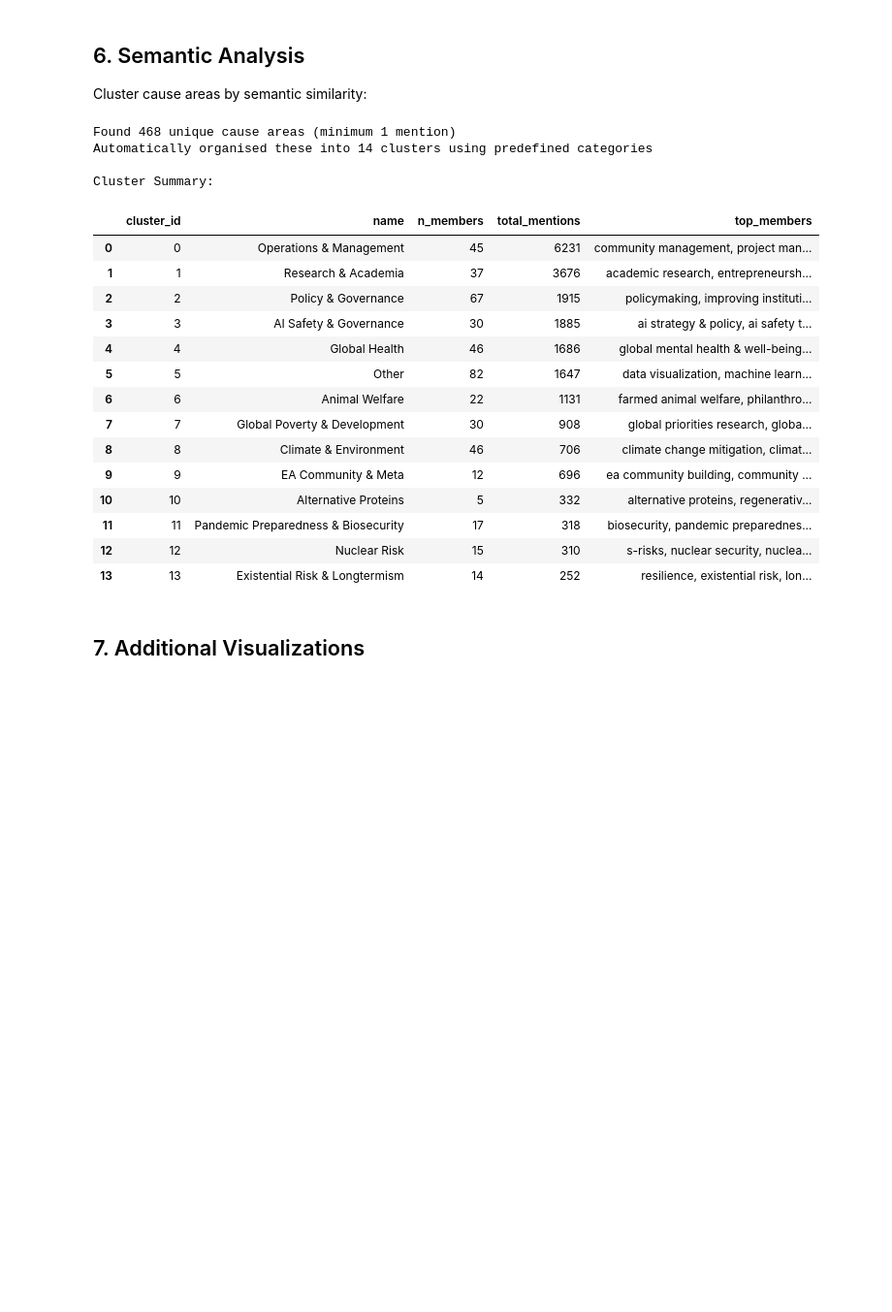
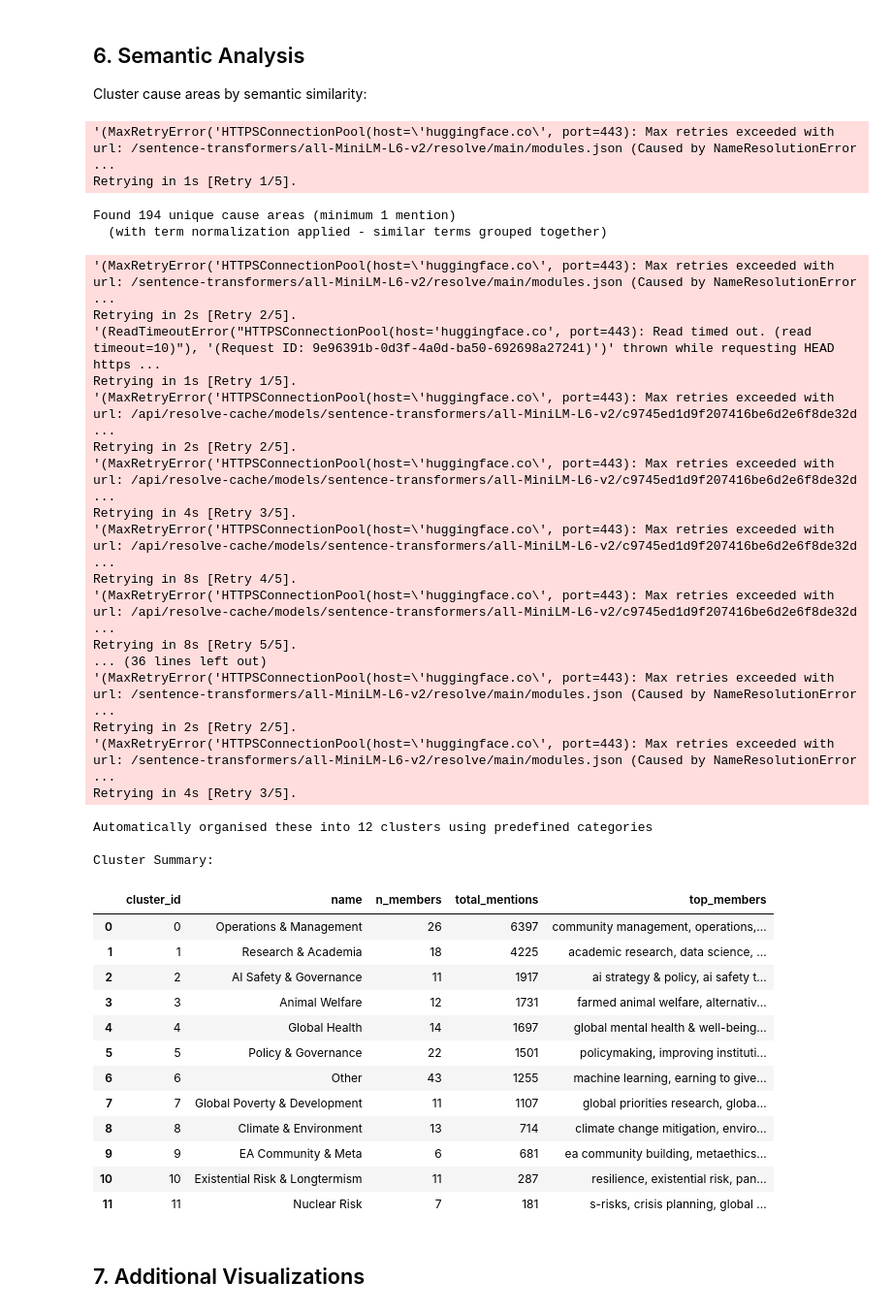
Before and after one commit to orlando-code/ea-stakeholder-mapping, a Jupyter notebook: analysis.ipynb, the cells around one changed output. Shown at 97% size. Cells and saved outputs as stored; diff of their text form; code cells hidden in the pictures; blank space fills up the shorter version.

Commit message:
updated normalisation of keyword areas and added the poster

```diff
--- a/analysis.ipynb
+++ b/analysis.ipynb
@@ -208,45 +272,64 @@ Cluster cause areas by semantic similarity:
 # %%
 # Run semantic analysis
 try:
     semantic_result = pipe.analyze_semantic(
         semicolon_columns=["expertise", "interests"],
         min_mentions=1,  # Lower threshold for sample data
         min_category_size=5,
         use_predefined_categories=True,
+        normalize_terms=True,
     )
 
     cluster_str = "clusters" if len(semantic_result.clusters) > 1 else "cluster"
     # print(f"Automatically organised these into {len(semantic_result.clusters)} {cluster_str}")
 
     # Show cluster summary
     print("\nCluster Summary:")
     display(semantic_result.get_cluster_summary())
 
 except ImportError as e:
     print(f"Semantic analysis requires additional packages: {e}")
     print("Install with: pip install sentence-transformers scikit-learn")
 except Exception as e:
     print(f"Semantic analysis error: {e}")
 # %% [output]
-Found 468 unique cause areas (minimum 1 mention)
-Automatically organised these into 14 clusters using predefined categories
-
-Cluster Summary:
+'(MaxRetryError('HTTPSConnectionPool(host=\'huggingface.co\', port=443): Max retries exceeded with url: /sentence-transformers/all-MiniLM-L6-v2/resolve/main/modules.json (Caused by NameResolutionError ...
+Retrying in 1s [Retry 1/5].
+Found 194 unique cause areas (minimum 1 mention)
+  (with term normalization applied - similar terms grouped together)
+'(MaxRetryError('HTTPSConnectionPool(host=\'huggingface.co\', port=443): Max retries exceeded with url: /sentence-transformers/all-MiniLM-L6-v2/resolve/main/modules.json (Caused by NameResolutionError ...
+Retrying in 2s [Retry 2/5].
+'(ReadTimeoutError("HTTPSConnectionPool(host='huggingface.co', port=443): Read timed out. (read timeout=10)"), '(Request ID: 9e96391b-0d3f-4a0d-ba50-692698a27241)')' thrown while requesting HEAD https ...
+Retrying in 1s [Retry 1/5].
+'(MaxRetryError('HTTPSConnectionPool(host=\'huggingface.co\', port=443): Max retries exceeded with url: /api/resolve-cache/models/sentence-transformers/all-MiniLM-L6-v2/c9745ed1d9f207416be6d2e6f8de32d ...
+Retrying in 2s [Retry 2/5].
+'(MaxRetryError('HTTPSConnectionPool(host=\'huggingface.co\', port=443): Max retries exceeded with url: /api/resolve-cache/models/sentence-transformers/all-MiniLM-L6-v2/c9745ed1d9f207416be6d2e6f8de32d ...
+Retrying in 4s [Retry 3/5].
+'(MaxRetryError('HTTPSConnectionPool(host=\'huggingface.co\', port=443): Max retries exceeded with url: /api/resolve-cache/models/sentence-transformers/all-MiniLM-L6-v2/c9745ed1d9f207416be6d2e6f8de32d ...
+Retrying in 8s [Retry 4/5].
+'(MaxRetryError('HTTPSConnectionPool(host=\'huggingface.co\', port=443): Max retries exceeded with url: /api/resolve-cache/models/sentence-transformers/all-MiniLM-L6-v2/c9745ed1d9f207416be6d2e6f8de32d ...
+Retrying in 8s [Retry 5/5].
+... (36 lines left out)
+'(MaxRetryError('HTTPSConnectionPool(host=\'huggingface.co\', port=443): Max retries exceeded with url: /sentence-transformers/all-MiniLM-L6-v2/resolve/main/modules.json (Caused by NameResolutionError ...
+Retrying in 2s [Retry 2/5].
+'(MaxRetryError('HTTPSConnectionPool(host=\'huggingface.co\', port=443): Max retries exceeded with url: /sentence-transformers/all-MiniLM-L6-v2/resolve/main/modules.json (Caused by NameResolutionError ...
+Retrying in 4s [Retry 3/5].
+Automatically organised these into 12 clusters using predefined categories
+
+Cluster Summary:
 |  | cluster_id | name | n_members | total_mentions | top_members |
-| 0 | 0 | Operations & Management | 45 | 6231 | community management, project man... |
-| 1 | 1 | Research & Academia | 37 | 3676 | academic research, entrepreneursh... |
-| 2 | 2 | Policy & Governance | 67 | 1915 | policymaking, improving instituti... |
-| 3 | 3 | AI Safety & Governance | 30 | 1885 | ai strategy & policy, ai safety t... |
-| 4 | 4 | Global Health | 46 | 1686 | global mental health & well-being... |
-| 5 | 5 | Other | 82 | 1647 | data visualization, machine learn... |
-| 6 | 6 | Animal Welfare | 22 | 1131 | farmed animal welfare, philanthro... |
-| 7 | 7 | Global Poverty & Development | 30 | 908 | global priorities research, globa... |
-| 8 | 8 | Climate & Environment | 46 | 706 | climate change mitigation, climat... |
-| 9 | 9 | EA Community & Meta | 12 | 696 | ea community building, community ... |
-| 10 | 10 | Alternative Proteins | 5 | 332 | alternative proteins, regenerativ... |
-| 11 | 11 | Pandemic Preparedness & Biosecurity | 17 | 318 | biosecurity, pandemic preparednes... |
-| 12 | 12 | Nuclear Risk | 15 | 310 | s-risks, nuclear security, nuclea... |
-| 13 | 13 | Existential Risk & Longtermism | 14 | 252 | resilience, existential risk, lon... |
+| 0 | 0 | Operations & Management | 26 | 6397 | community management, operations,... |
+| 1 | 1 | Research & Academia | 18 | 4225 | academic research, data science, ... |
+| 2 | 2 | AI Safety & Governance | 11 | 1917 | ai strategy & policy, ai safety t... |
+| 3 | 3 | Animal Welfare | 12 | 1731 | farmed animal welfare, alternativ... |
+| 4 | 4 | Global Health | 14 | 1697 | global mental health & well-being... |
+| 5 | 5 | Policy & Governance | 22 | 1501 | policymaking, improving instituti... |
+| 6 | 6 | Other | 43 | 1255 | machine learning, earning to give... |
+| 7 | 7 | Global Poverty & Development | 11 | 1107 | global priorities research, globa... |
+| 8 | 8 | Climate & Environment | 13 | 714 | climate change mitigation, enviro... |
+| 9 | 9 | EA Community & Meta | 6 | 681 | ea community building, metaethics... |
+| 10 | 10 | Existential Risk & Longtermism | 11 | 287 | resilience, existential risk, pan... |
+| 11 | 11 | Nuclear Risk | 7 | 181 | s-risks, crisis planning, global ... |
 # %%
 # Create cause area bar chart
 if pipe.results.cause_areas:
```
Also changed, not shown: parts of 10 cells of this notebook, 16 other files.
